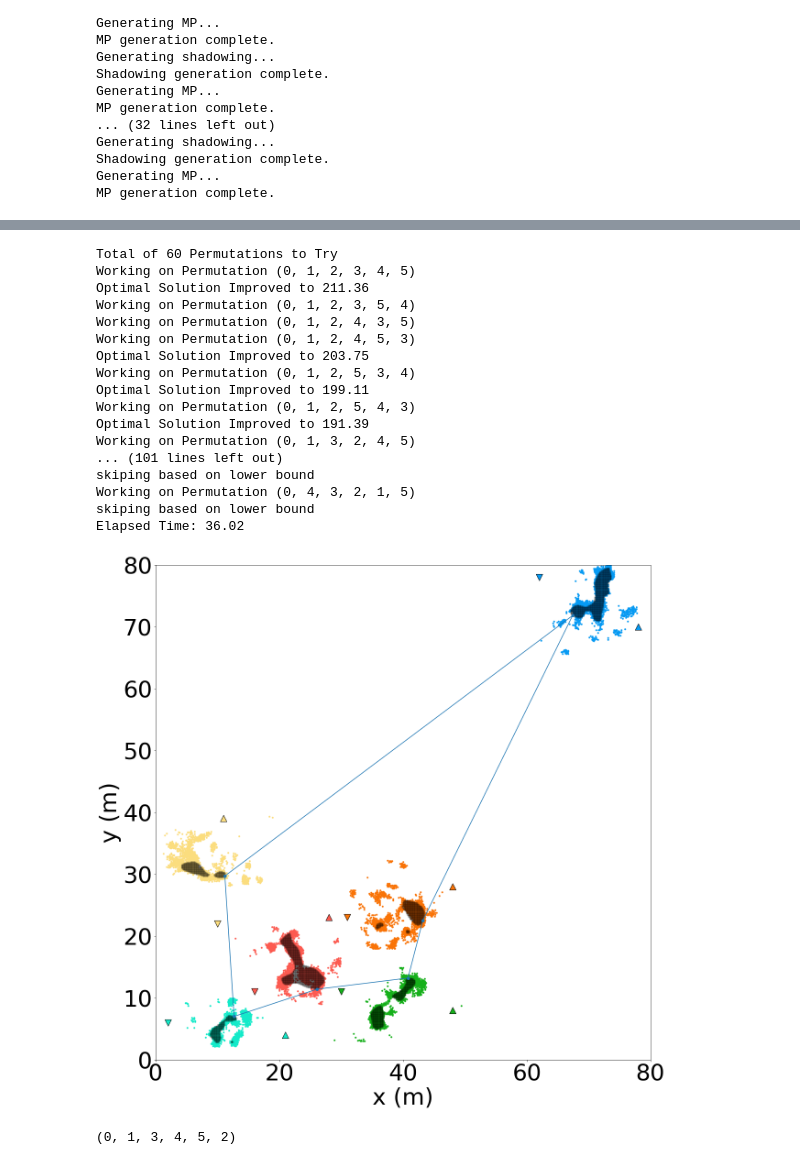
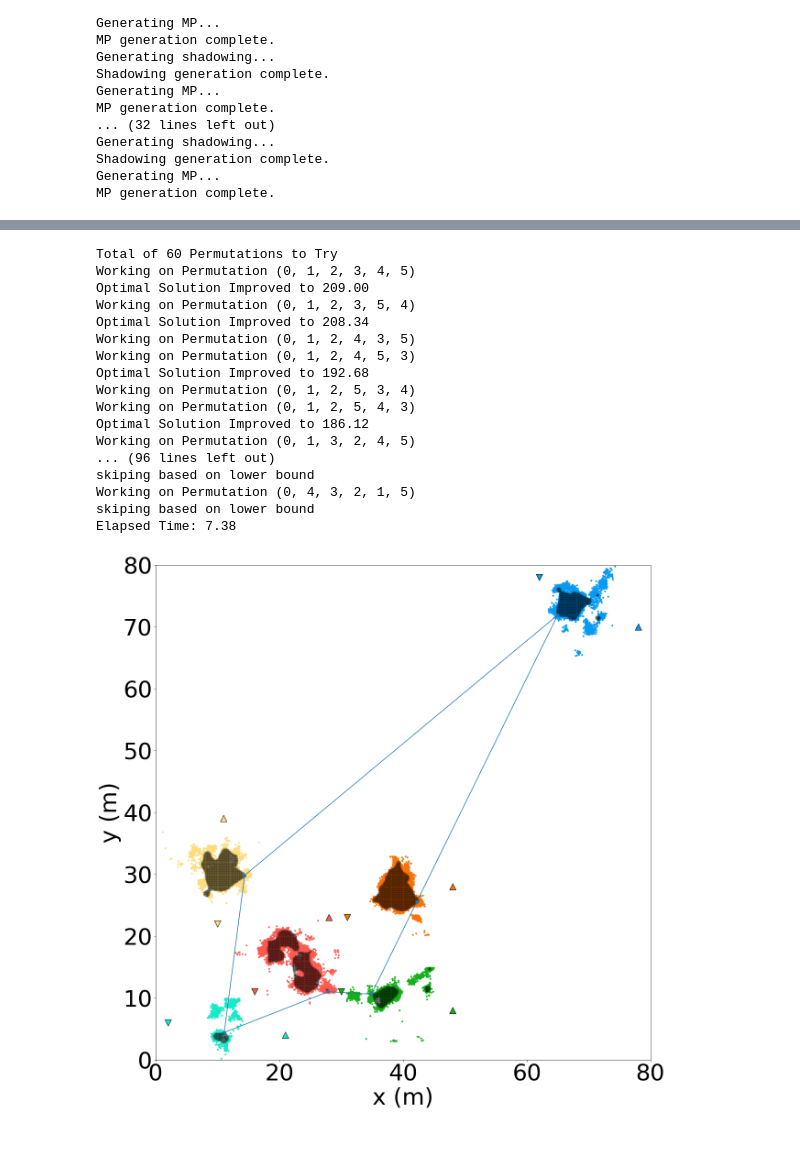
Before and after one commit to zhiyunjiang/CommMotionPlanning, a Jupyter notebook: python/touring_relay/FIG six pairs-outlier.ipynb, the cells around one changed output, grey strips where cells are left out. Saved outputs shown, nothing was run; the diff lists cells and outputs as text; code cells hidden in the pictures.

Commit message:
updates for figures

```diff
--- a/python/touring_relay/FIG six pairs-outlier.ipynb
+++ b/python/touring_relay/FIG six pairs-outlier.ipynb
@@ -107,7 +107,7 @@ p_th = 0.5
 bandwidth = 2#leave bandwidth in MHz*1000000#give ourselfes 2MHz of BW
 beta = 1/(r*bandwidth)
 print(beta)
-els = [0.15/beta, 0.15/beta, 0.15/beta, 0.15/beta, 0.15/beta, 0.01/beta]
+els = [0.15/beta, 0.15/beta, 0.15/beta, 0.15/beta, 0.15/beta, 0.10/beta]
 print(els)
 # %% [output]
 0.0625
@@ -188,40 +197,35 @@ Constructed 1 possibly non-convex polygons
 # %%
-#Calculate baseline TSPN policy
-# import gurobi_solvers as GB
-# reload(GB)
-# reload(TSPN)
+reload(sim)
 regions = dt_sys.cregions
 tspn_min, tspn_argmin = TSPN.TSPN_BF(regions)
 x=tspn_argmin[0]
 
-reload(sim)
+TSPNP={'X':x, 'SEQ':tspn_argmin[1]}
+
 order = list(tspn_argmin[1])
 order.append(0)#complete the loop
 sim.plotCFwithOverlay(n, tjcps, pjcps, qBase, region)
 plt.plot(x[order,0], x[order,1], zorder=100)
 plt.scatter(x[:,0], x[:,1], zorder = 100)
 plt.gca().invert_yaxis()
 plt.show()
-
-tspn_argmin[1]
 # %% [output]
 Total of 60 Permutations to Try
 Working on Permutation (0, 1, 2, 3, 4, 5)
-Optimal Solution Improved to 211.36
+Optimal Solution Improved to 209.00
 Working on Permutation (0, 1, 2, 3, 5, 4)
+Optimal Solution Improved to 208.34
 Working on Permutation (0, 1, 2, 4, 3, 5)
 Working on Permutation (0, 1, 2, 4, 5, 3)
-Optimal Solution Improved to 203.75
+Optimal Solution Improved to 192.68
 Working on Permutation (0, 1, 2, 5, 3, 4)
-Optimal Solution Improved to 199.11
 Working on Permutation (0, 1, 2, 5, 4, 3)
-Optimal Solution Improved to 191.39
+Optimal Solution Improved to 186.12
 Working on Permutation (0, 1, 3, 2, 4, 5)
-... (101 lines left out)
+... (96 lines left out)
 skiping based on lower bound
 Working on Permutation (0, 4, 3, 2, 1, 5)
 skiping based on lower bound
-Elapsed Time: 36.02
+Elapsed Time: 7.38
-[figure, old version]
+[figure, new version]
-(0, 1, 3, 4, 5, 2)
 # %%
```
Also changed, not shown: parts of 9 cells of this notebook, 10 other files.
